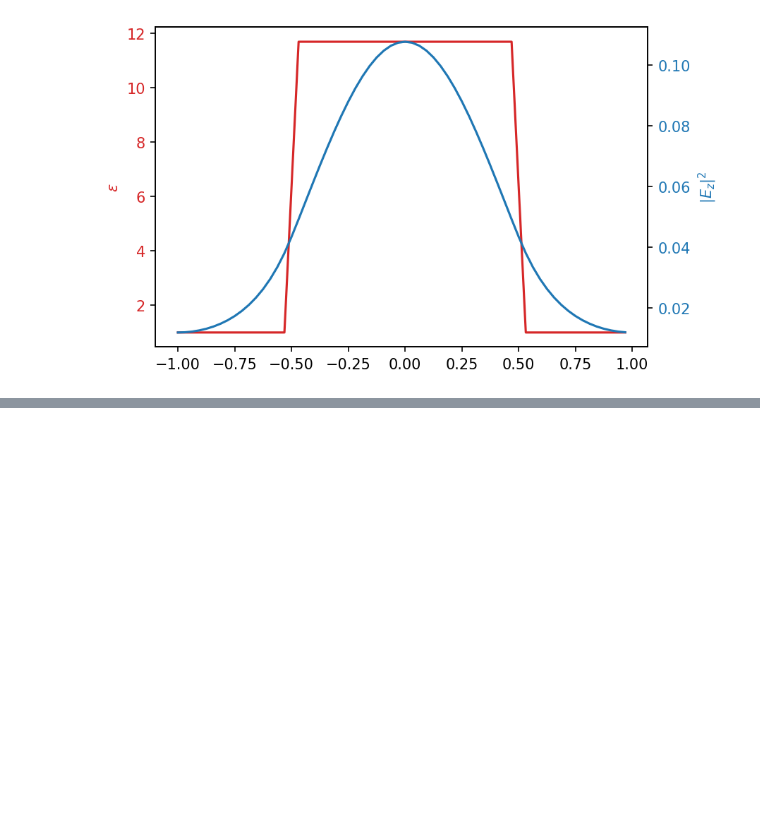
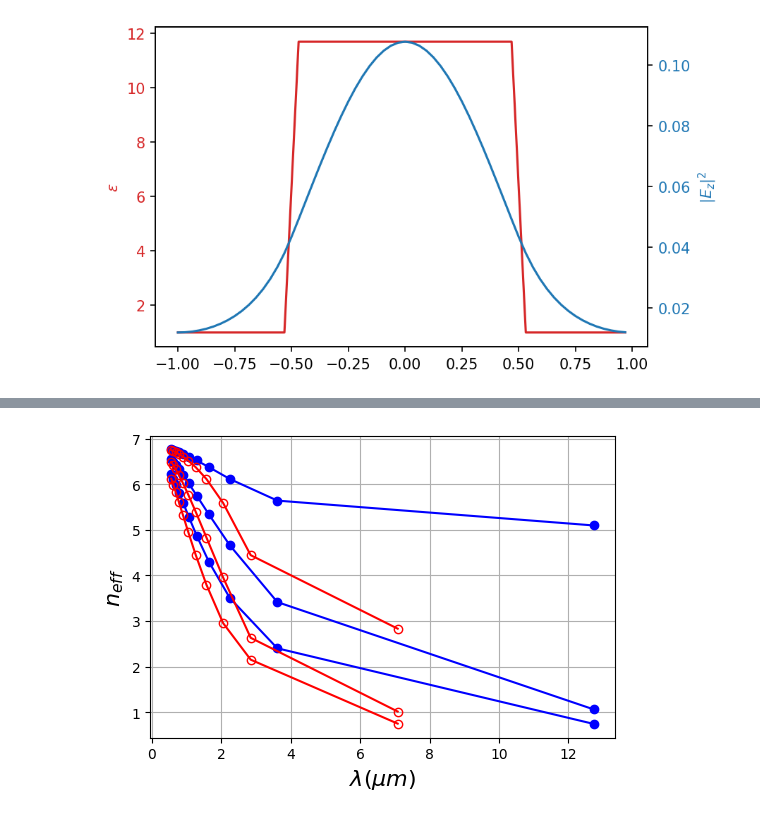
Before and after one commit to smartalecH/meep, a Jupyter notebook: python/examples/mpb_strip.ipynb, the cells around one changed output, grey strips where cells are left out. Drawn from its saved outputs; the diff is of its cells as text; code cells hidden in the pictures; blank space fills up the shorter version.

```diff
--- a/python/examples/mpb_strip.ipynb
+++ b/python/examples/mpb_strip.ipynb
@@ -111,0 +159,21 @@ print("Corresponding stopband grating period: {:.3f} microns.".format(period0))
+# %%
+fig, ax = plt.subplots(dpi=100)
+
+neff_TE = np.squeeze(np.array([x]).T / te_freqs*sc_y)
+neff_TM = np.squeeze(np.array([x]).T / tm_freqs*sc_y)
+
+# Plot bands
+# Scatter plot for multiple y values, see https://stackoverflow.com/a/34280815/2261298
+
+ax.plot(1/(tm_freqs[:,0]*sc_y),neff_TM,'o-',color='blue',label='TM')
+ax.plot(1/(te_freqs[:,0]*sc_y),neff_TE,'o-',color='red',label='TE',fillstyle='none')
+
+#ax.legend()
+
+ax.set_ylabel('$n_{eff}$', size=16)
+ax.set_xlabel('$\lambda (\mu m)$', size=16)
+ax.grid(True)
+
+plt.show()
+# %% [output]
+[figure, added]
```
Also changed, not shown: parts of 8 cells of this notebook.
